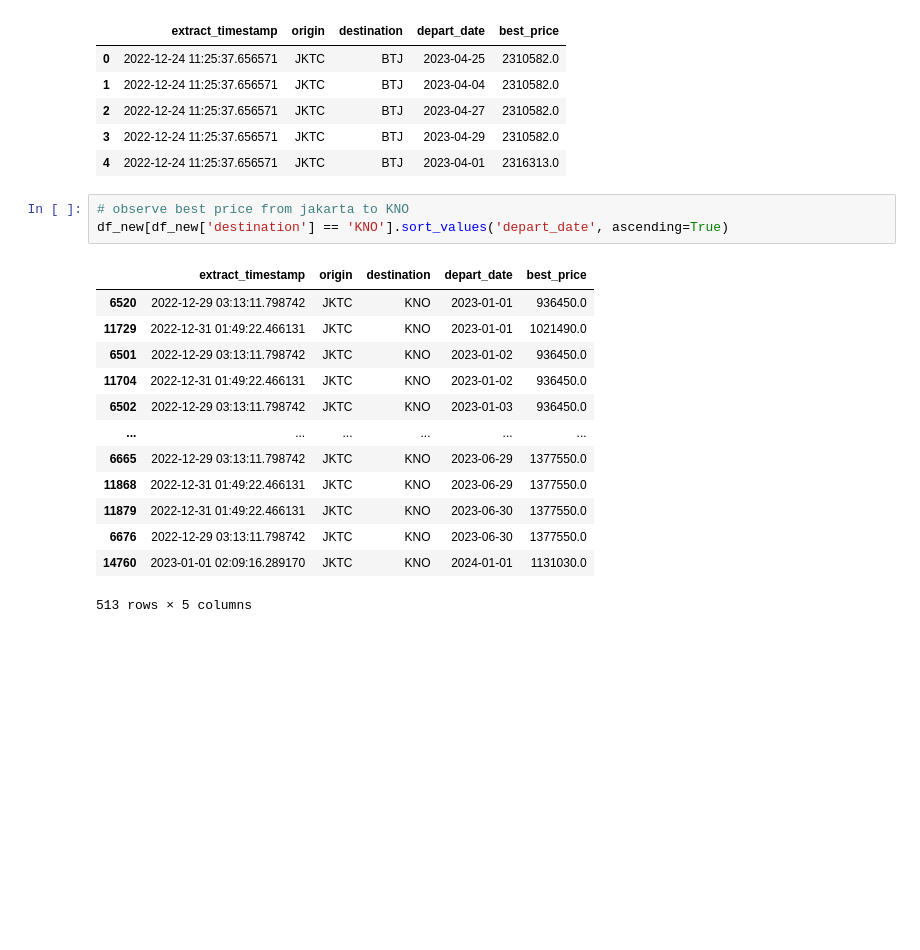
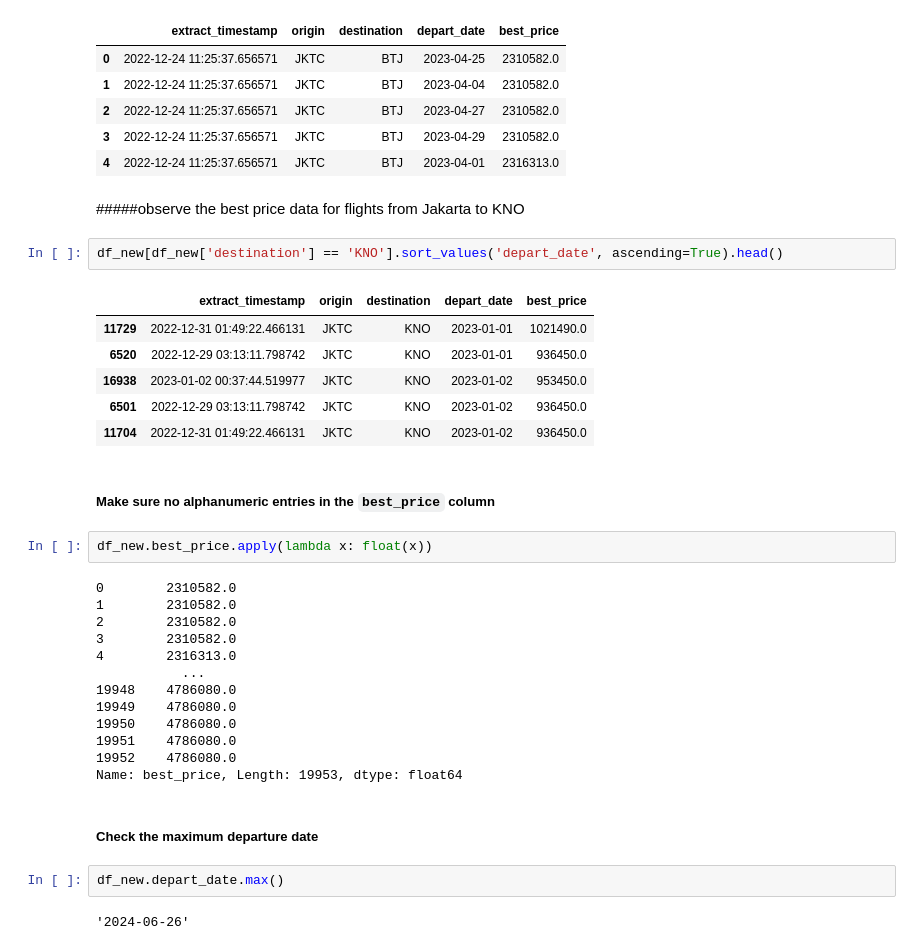
Before and after one commit to akbarriki/scraping_tiketcom, a Jupyter notebook: Scraping_Tiketcom_BestPrice.ipynb, the cells around one changed output. Saved outputs shown, nothing was run; the diff lists cells and outputs as text; blank space fills up the shorter version.

```diff
--- a/Scraping_Tiketcom_BestPrice.ipynb
+++ b/Scraping_Tiketcom_BestPrice.ipynb
@@ -148,20 +155,37 @@ df_new.head()
 | 2 | 2022-12-24 11:25:37.656571 | JKTC | BTJ | 2023-04-27 | 2310582.0 |
 | 3 | 2022-12-24 11:25:37.656571 | JKTC | BTJ | 2023-04-29 | 2310582.0 |
 | 4 | 2022-12-24 11:25:37.656571 | JKTC | BTJ | 2023-04-01 | 2316313.0 |
+# %% [markdown]
+#####observe the best price data for flights from Jakarta to KNO
 # %%
-# observe best price from jakarta to KNO
-df_new[df_new['destination'] == 'KNO'].sort_values('depart_date', ascending=True)
+df_new[df_new['destination'] == 'KNO'].sort_values('depart_date', ascending=True).head()
 # %% [output]
 |  | extract_timestamp | origin | destination | depart_date | best_price |
+| 11729 | 2022-12-31 01:49:22.466131 | JKTC | KNO | 2023-01-01 | 1021490.0 |
 | 6520 | 2022-12-29 03:13:11.798742 | JKTC | KNO | 2023-01-01 | 936450.0 |
-| 11729 | 2022-12-31 01:49:22.466131 | JKTC | KNO | 2023-01-01 | 1021490.0 |
+| 16938 | 2023-01-02 00:37:44.519977 | JKTC | KNO | 2023-01-02 | 953450.0 |
 | 6501 | 2022-12-29 03:13:11.798742 | JKTC | KNO | 2023-01-02 | 936450.0 |
 | 11704 | 2022-12-31 01:49:22.466131 | JKTC | KNO | 2023-01-02 | 936450.0 |
-| 6502 | 2022-12-29 03:13:11.798742 | JKTC | KNO | 2023-01-03 | 936450.0 |
-| ... | ... | ... | ... | ... | ... |
-| 6665 | 2022-12-29 03:13:11.798742 | JKTC | KNO | 2023-06-29 | 1377550.0 |
-| 11868 | 2022-12-31 01:49:22.466131 | JKTC | KNO | 2023-06-29 | 1377550.0 |
-| 11879 | 2022-12-31 01:49:22.466131 | JKTC | KNO | 2023-06-30 | 1377550.0 |
-| 6676 | 2022-12-29 03:13:11.798742 | JKTC | KNO | 2023-06-30 | 1377550.0 |
-| 14760 | 2023-01-01 02:09:16.289170 | JKTC | KNO | 2024-01-01 | 1131030.0 |
-513 rows × 5 columns
+# %% [markdown]
+##### Make sure no alphanumeric entries in the `best_price` column
+# %%
+df_new.best_price.apply(lambda x: float(x))
+# %% [output]
+0        2310582.0
+1        2310582.0
+2        2310582.0
+3        2310582.0
+4        2316313.0
+           ...
+19948    4786080.0
+19949    4786080.0
+19950    4786080.0
+19951    4786080.0
+19952    4786080.0
+Name: best_price, Length: 19953, dtype: float64
+# %% [markdown]
+##### Check the maximum departure date
+# %%
+df_new.depart_date.max()
+# %% [output]
+'2024-06-26'
```
Also changed, not shown: parts of 7 cells of this notebook.
